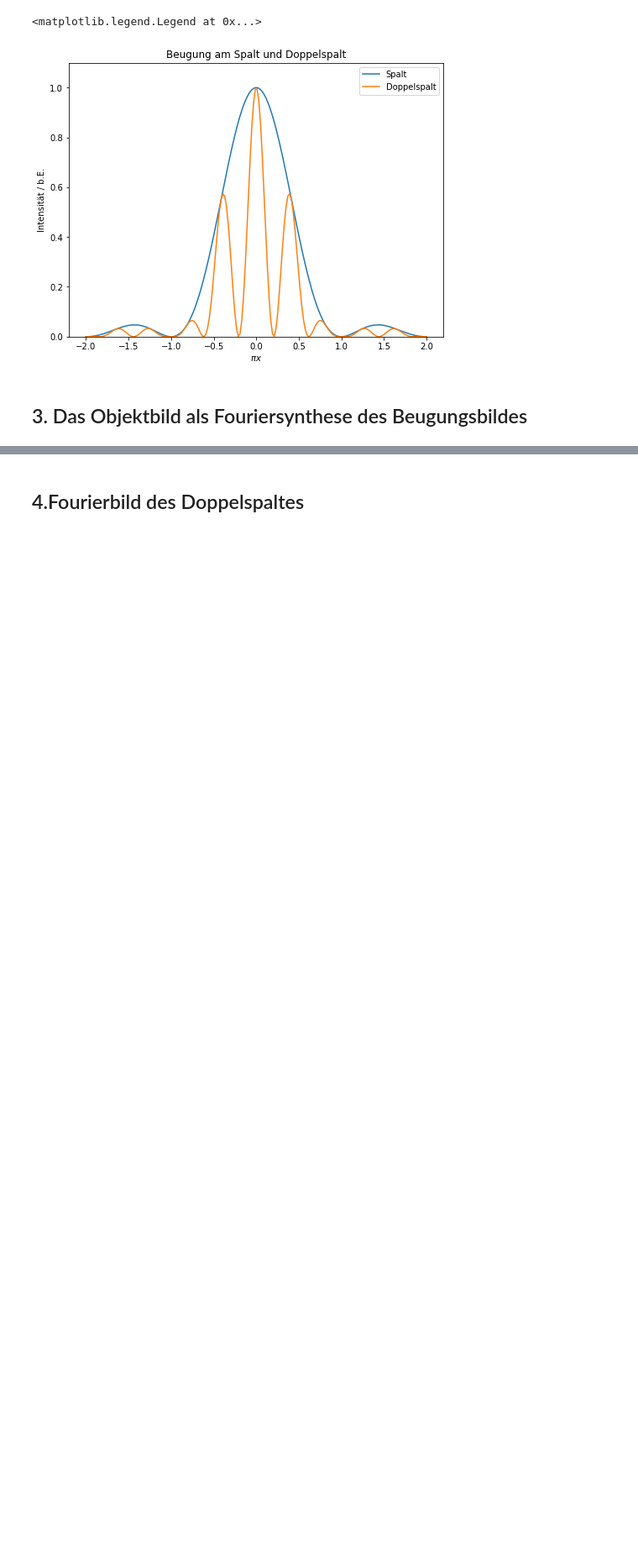
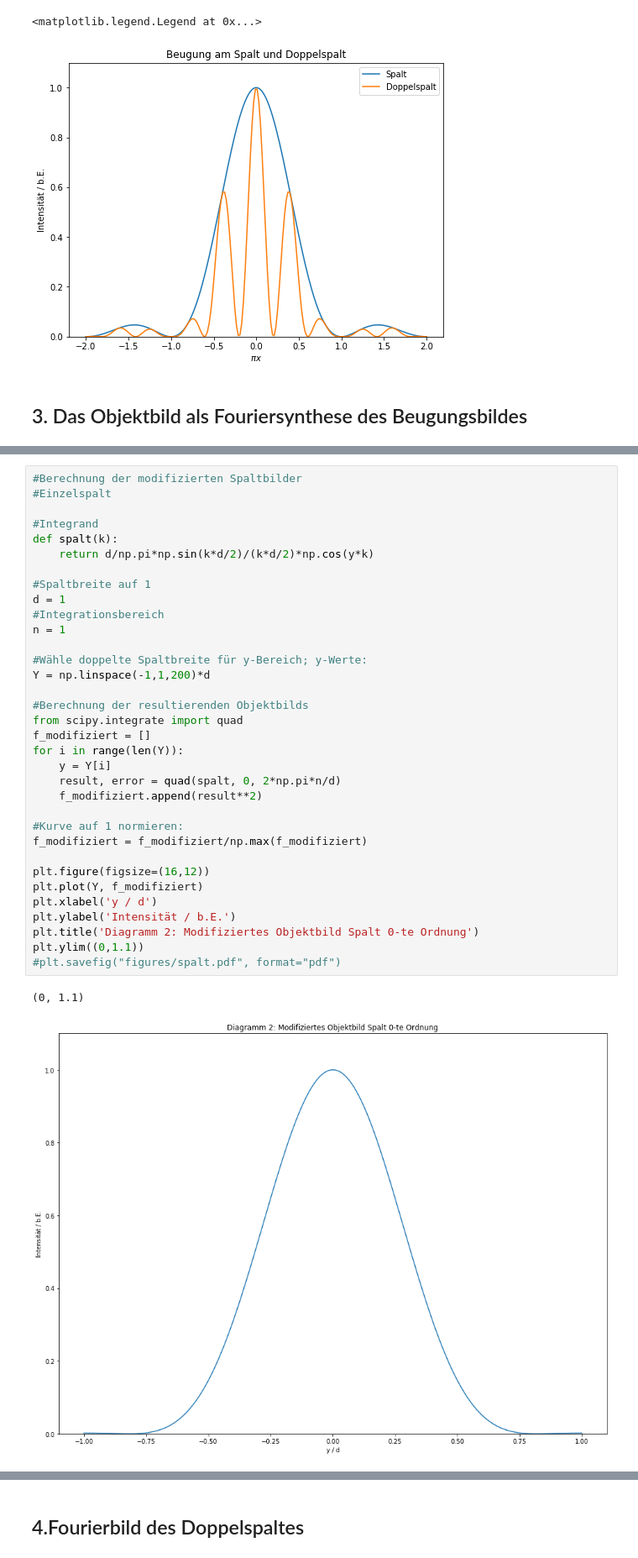
Before and after one commit to Meistermagier/PAP2, a Jupyter notebook: Experiment233/Experiment_233.ipynb, the cells around one changed output, grey strips where cells are left out. Shown at 84% size. Cells and saved outputs as stored; diff of their text form; blank space fills up the shorter version.

```diff
--- a/Experiment233/Experiment_233.ipynb
+++ b/Experiment233/Experiment_233.ipynb
@@ -51,0 +132,37 @@ plt.legend()
+# %%
+#Berechnung der modifizierten Spaltbilder
+#Einzelspalt
+
+#Integrand
+def spalt(k):
+    return d/np.pi*np.sin(k*d/2)/(k*d/2)*np.cos(y*k)
+
+#Spaltbreite auf 1
+d = 1
+#Integrationsbereich
+n = 1
+
+#Wähle doppelte Spaltbreite für y-Bereich; y-Werte:
+Y = np.linspace(-1,1,200)*d
+
+#Berechnung der resultierenden Objektbilds
+from scipy.integrate import quad
+f_modifiziert = []
+for i in range(len(Y)):
+    y = Y[i]
+    result, error = quad(spalt, 0, 2*np.pi*n/d)
+    f_modifiziert.append(result**2)
+
+#Kurve auf 1 normieren:
+f_modifiziert = f_modifiziert/np.max(f_modifiziert)
+
+plt.figure(figsize=(16,12))
+plt.plot(Y, f_modifiziert)
+plt.xlabel('y / d')
+plt.ylabel('Intensität / b.E.')
+plt.title('Diagramm 2: Modifiziertes Objektbild Spalt 0-te Ordnung')
+plt.ylim((0,1.1))
+#plt.savefig("figures/spalt.pdf", format="pdf")
+# %% [output]
+(0, 1.1)
+[figure, added]
```
Also changed, not shown: parts of 17 cells of this notebook.
